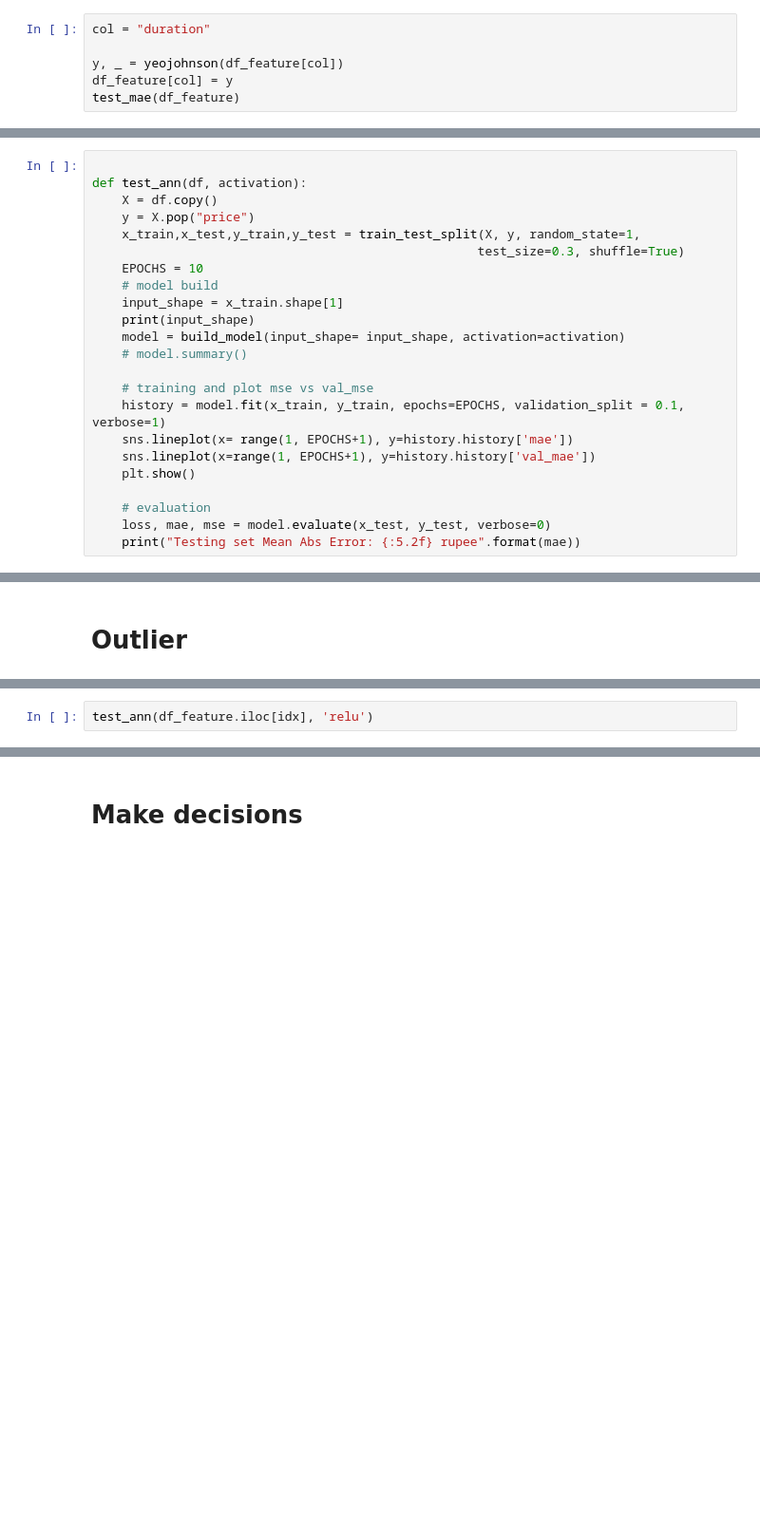
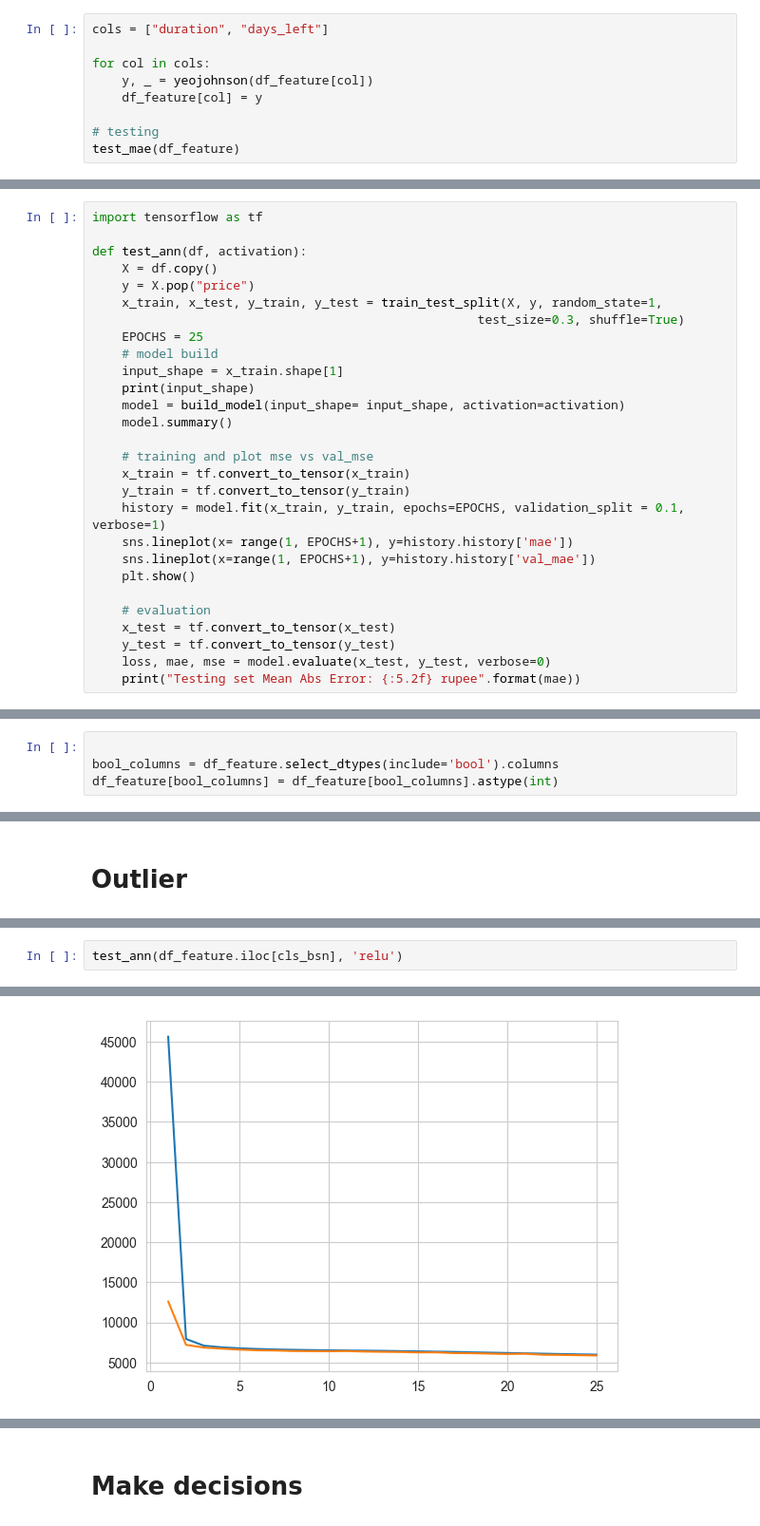
Before and after one commit to Towhid1/mlops, a Jupyter notebook: notebook/EDA.ipynb, the cells around one changed output, grey strips where cells are left out. Shown at 95% size. Drawn from its saved outputs; the diff is of its cells as text; blank space fills up the shorter version.

```diff
--- a/notebook/EDA.ipynb
+++ b/notebook/EDA.ipynb
@@ -481,6 +537,9 @@ def test_mae(df):
 # %%
-col = "duration"
+cols = ["duration", "days_left"]
 
-y, _ = yeojohnson(df_feature[col])
-df_feature[col] = y
+for col in cols:
+    y, _ = yeojohnson(df_feature[col])
+    df_feature[col] = y
+
+# testing
 test_mae(df_feature)
@@ -572,24 +770,29 @@ def build_model(input_shape=34, output_shape=1, activation='relu', neuron_count=
 # %%
+import tensorflow as tf
 
 def test_ann(df, activation):
     X = df.copy()
     y = X.pop("price")
-    x_train,x_test,y_train,y_test = train_test_split(X, y, random_state=1,
+    x_train, x_test, y_train, y_test = train_test_split(X, y, random_state=1,
                                                     test_size=0.3, shuffle=True)
-    EPOCHS = 10
+    EPOCHS = 25
     # model build
     input_shape = x_train.shape[1]
     print(input_shape)
     model = build_model(input_shape= input_shape, activation=activation)
-    # model.summary()
+    model.summary()
 
     # training and plot mse vs val_mse
+    x_train = tf.convert_to_tensor(x_train)
+    y_train = tf.convert_to_tensor(y_train)
     history = model.fit(x_train, y_train, epochs=EPOCHS, validation_split = 0.1, verbose=1)
     sns.lineplot(x= range(1, EPOCHS+1), y=history.history['mae'])
     sns.lineplot(x=range(1, EPOCHS+1), y=history.history['val_mae'])
     plt.show()
 
     # evaluation
+    x_test = tf.convert_to_tensor(x_test)
+    y_test = tf.convert_to_tensor(y_test)
     loss, mae, mse = model.evaluate(x_test, y_test, verbose=0)
     print("Testing set Mean Abs Error: {:5.2f} rupee".format(mae))
 # %%
@@ -599,0 +803,4 @@ test_ann(df_feature, 'leaky_relu')
+# %%
+
+bool_columns = df_feature.select_dtypes(include='bool').columns
+df_feature[bool_columns] = df_feature[bool_columns].astype(int)
@@ -646,2 +959,3 @@ test_mae(df_feature.iloc[cls_bsn])
 # %%
-test_ann(df_feature.iloc[idx], 'relu')
+test_ann(df_feature.iloc[cls_bsn], 'relu')
+# %% [output]
@@ -647,0 +979 @@ test_ann(df_feature.iloc[idx], 'relu')
+[figure, added]
```
Also changed, not shown: parts of 45 cells of this notebook.
